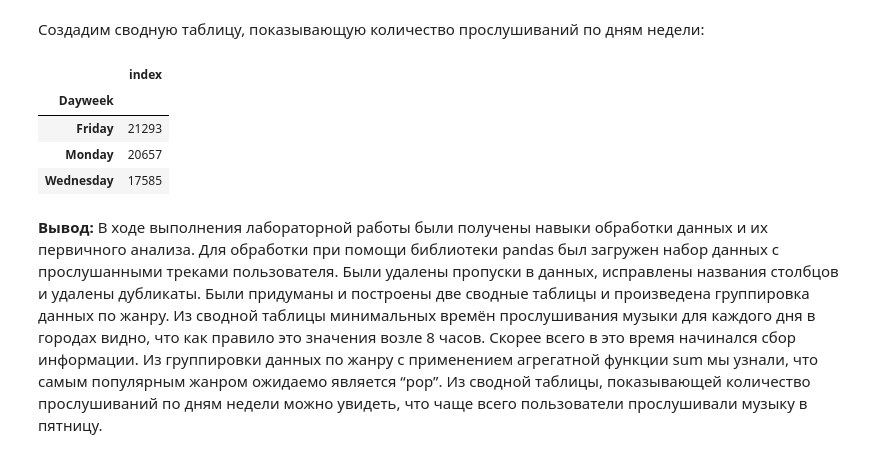
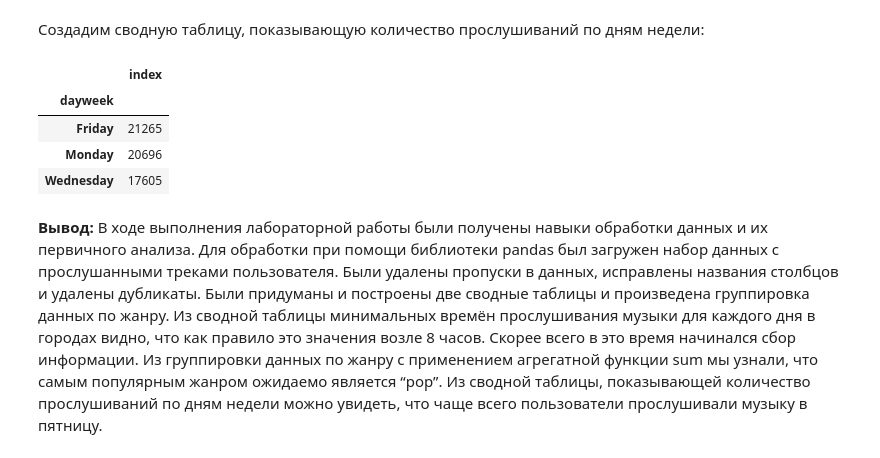
Before and after one commit to DmitryPotemkin/Scikit-Learn_Data_Analysis, a Jupyter notebook: VvADLab1.ipynb, the cells around one changed output. Saved outputs shown, nothing was run; the diff lists cells and outputs as text; code cells hidden in the pictures.

```diff
--- a/VvADLab1.ipynb
+++ b/VvADLab1.ipynb
@@ -8,7 +8,7 @@ import numpy as np
 # %% [markdown]
 Загрузим датасет 5music.csv с помощью библиотеки pandas в Jupyter-ноутбуке и выведем первые 20 строк при помощи команды head:
 # %%
-music_df = pd.read_csv('C:/Users/a379/Downloads/5music.csv')
+music_df = pd.read_csv('C:/Users/dmitr/Downloads/5music.csv')
 display(music_df.head(20))
 # %% [output]
 |  | userID | trackname | Artistname | genre | City | time | Dayweek;; |
@@ -104,5 +104,5 @@ dtype: int64
 # %%
-music_df = music_df.dropna(subset=['trackname', 'dayweek'])
+music_df = music_df.dropna(subset=['genre', 'dayweek'])
 print(music_df.isna().sum())
 # %% [output]
 userID           0
@@ -118,6 +118,6 @@ dtype: int64
 # %%
 music_df['artistname'] = music_df['artistname'].fillna("unknown")
-music_df['genre'] = music_df['genre'].fillna("unknown")
+music_df['trackname'] = music_df['trackname'].fillna("unknown")
 print(music_df.isna().sum())
 # %% [output]
 userID        0
@@ -170,2 +186,6 @@ Data columns (total 8 columns):
 dtypes: int64(1), object(7)
 memory usage: 3.6+ MB
+# %%
+music_df['time'] = pd.to_datetime(music_df['time'], format='%H:%M:%S')
+music_df['time'] = music_df['time'].dt.time
+music_df.info()
@@ -215,13 +251,13 @@ Name: index, dtype: int64
 # %% [markdown]
 Создадим сводную таблицу, показывающую количество прослушиваний по дням недели:
 # %%
-pd.pivot_table(music_df, index='Dayweek', values='index', aggfunc='count')
+pd.pivot_table(music_df, index='dayweek', values='index', aggfunc='count')
 # %% [output]
 |  | index |
-| Dayweek |  |
-| Friday | 21293 |
-| Monday | 20657 |
-| Wednesday | 17585 |
+| dayweek |  |
+| Friday | 21265 |
+| Monday | 20696 |
+| Wednesday | 17605 |
 # %% [markdown]
 **Вывод:**
 В ходе выполнения лабораторной работы были получены навыки обработки данных и их первичного анализа. Для обработки при помощи библиотеки pandas был загружен набор данных с прослушанными треками пользователя. Были удалены пропуски в данных, исправлены названия столбцов и удалены дубликаты. Были придуманы и построены две сводные таблицы и произведена группировка данных по жанру. Из сводной таблицы минимальных времён прослушивания музыки для каждого дня в городах видно, что как правило это значения возле 8 часов. Скорее всего в это время начинался сбор информации. Из группировки данных по жанру с применением агрегатной функции sum мы узнали, что самым популярным жанром ожидаемо является “pop”. Из сводной таблицы, показывающей количество прослушиваний по дням недели можно увидеть, что чаще всего пользователи прослушивали музыку в пятницу.
```
Also changed, not shown: parts of 14 cells of this notebook.
